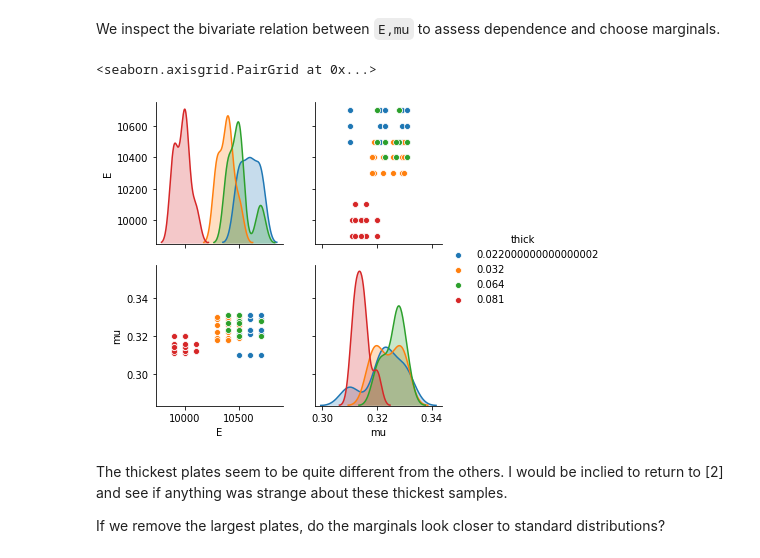
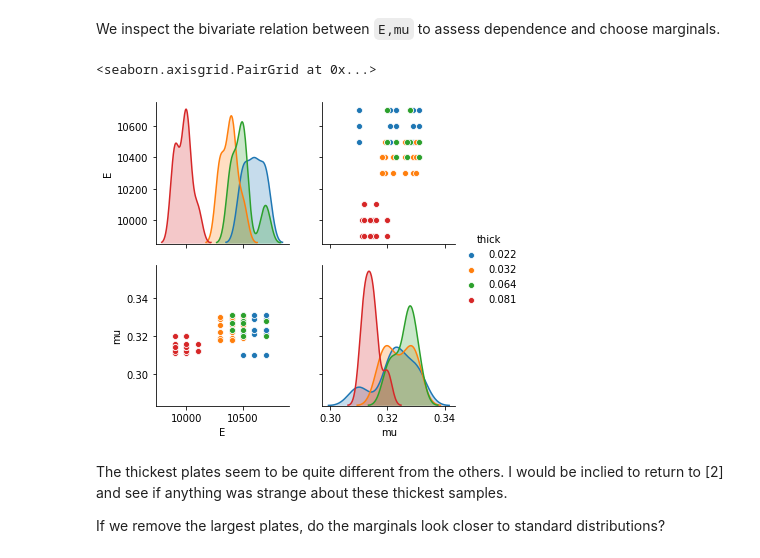
Before and after one commit to zdelrosario/py_grama, a Jupyter notebook: examples/demo/builder_demo.ipynb, the cells around one changed output. Cells and saved outputs as stored; diff of their text form; code cells hidden in the pictures.

```diff
--- a/examples/demo/builder_demo.ipynb
+++ b/examples/demo/builder_demo.ipynb
@@ -98,3 +97,0 @@ The following data describe the elasticity `E` and Poisson ratio `mu` of an alum
-# %%
-df_stang = pd.read_csv(filename_stang)
-df_stang
@@ -132,10 +110,10 @@ df_obs.describe()
 # %% [markdown]
 We inspect the bivariate relation between `E,mu` to assess dependence and choose marginals.
 # %%
-sns.pairplot(df_obs, vars=["E", "mu"], hue="thick")
+sns.pairplot(df_stang, vars=["E", "mu"], hue="thick")
 # %% [output]
 <seaborn.axisgrid.PairGrid at 0x...>
-[figure, old version]
+[figure, new version]
 # %% [markdown]
 The thickest plates seem to be quite different from the others. I would be inclied to return to [2] and see if anything was strange about these thickest samples.
 
```
Also changed, not shown: parts of 15 cells of this notebook.
